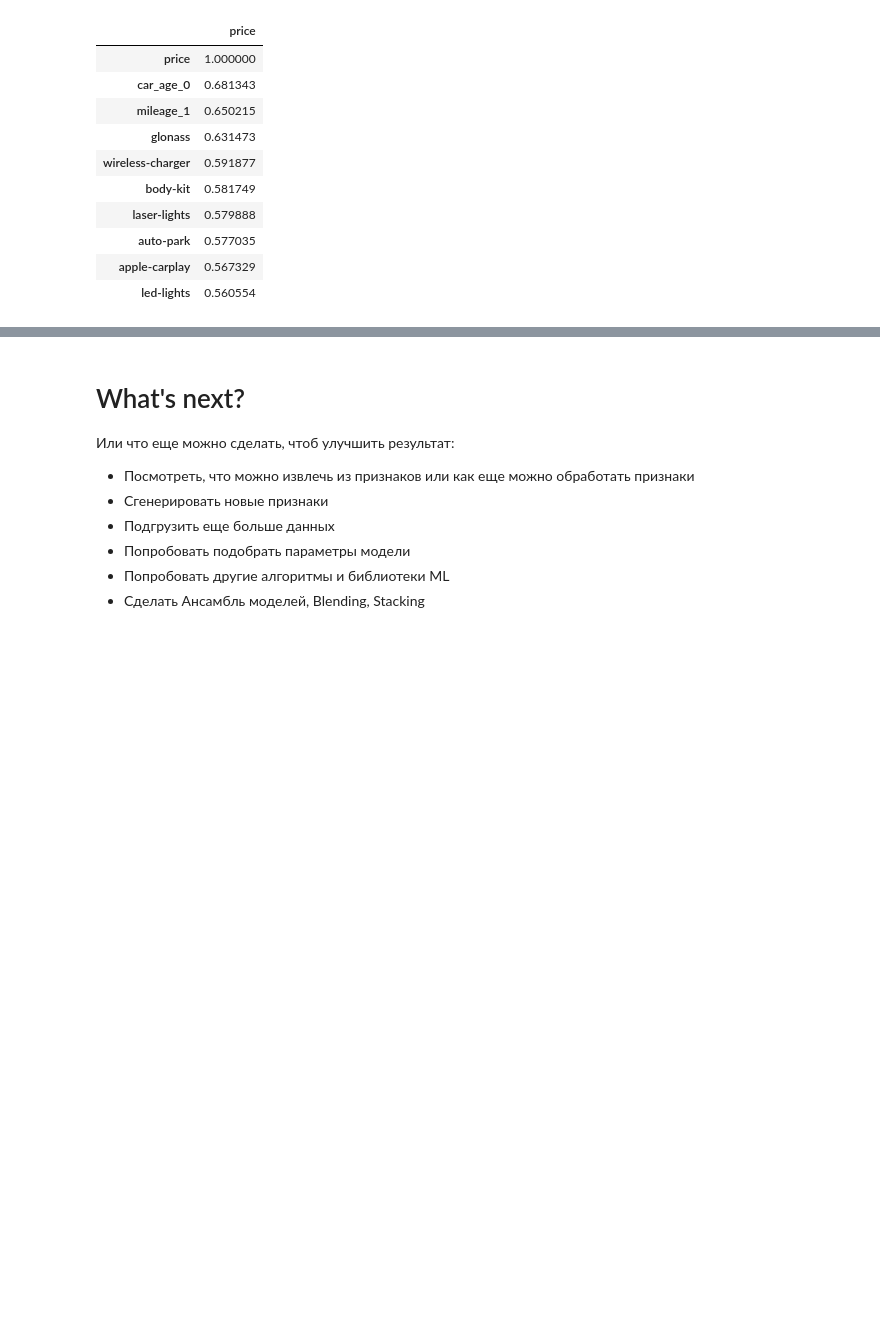
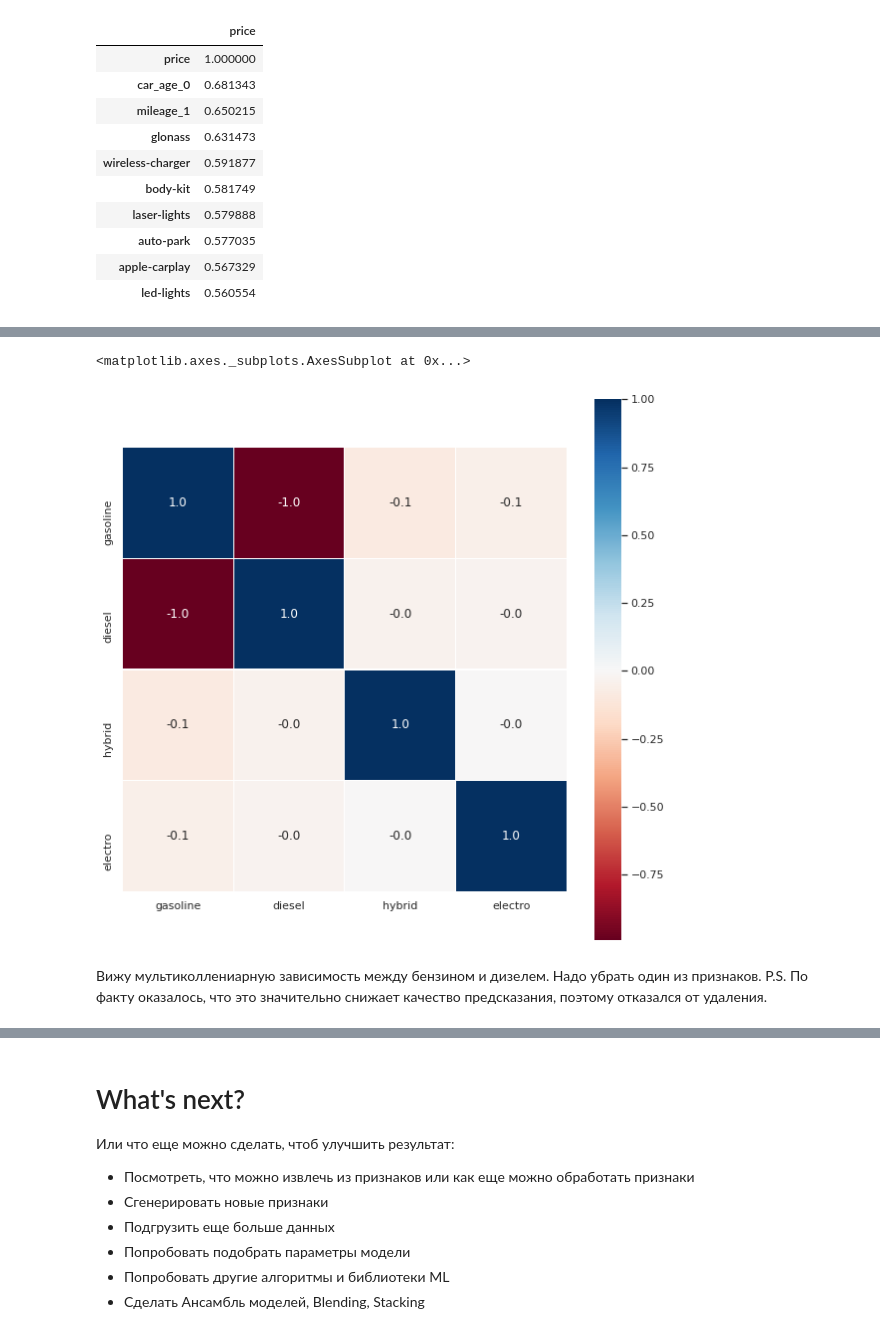
Before and after one commit to vvandriichuk/skillfactory_rds, a Jupyter notebook: module_5/sf-dst-car-price-prediction-vandr-dst-10.ipynb, the cells around one changed output, grey strips where cells are left out. Drawn from its saved outputs; the diff is of its cells as text; code cells hidden in the pictures; blank space fills up the shorter version.

```diff
--- a/module_5/sf-dst-car-price-prediction-vandr-dst-10.ipynb
+++ b/module_5/sf-dst-car-price-prediction-vandr-dst-10.ipynb
@@ -2022,3 +2022,7 @@ s
 | auto-park | 0.577035 |
 | apple-carplay | 0.567329 |
 | led-lights | 0.560554 |
+# %%
+# Все возможные типы топлива
+fuel_type_uniq = new_train['fuel_type'].unique()
+fuel_type_uniq
@@ -2024,0 +2031,9 @@ s
+# %%
+# Формирование dummy- столбцов для топлива
+new_train_extend = pd.concat([new_train,
+                              pd.get_dummies(new_train['fuel_type'])],
+                             axis=1)
+# %%
+# Коэффициенты корреляции
+fuel_type_corr = new_train_extend[fuel_type_uniq].corr()
+fuel_type_corr
@@ -2024,0 +2046,11 @@ s
+# %%
+# Тепловая карта
+sns.set(font_scale=1)
+plt.subplots(figsize=(10, 10))
+sns.heatmap(fuel_type_corr, square=True,
+           annot=True, fmt=".1f", linewidths=0.1, cmap="RdBu")
+# %% [output]
+<matplotlib.axes._subplots.AxesSubplot at 0x...>
+[figure, added]
+# %% [markdown]
+Вижу мультиколлениарную зависимость между бензином и дизелем. Надо убрать один из признаков. P.S. По факту оказалось, что это значительно снижает качество предсказания, поэтому отказался от удаления.
```
Also changed, not shown: parts of 21 cells of this notebook.
